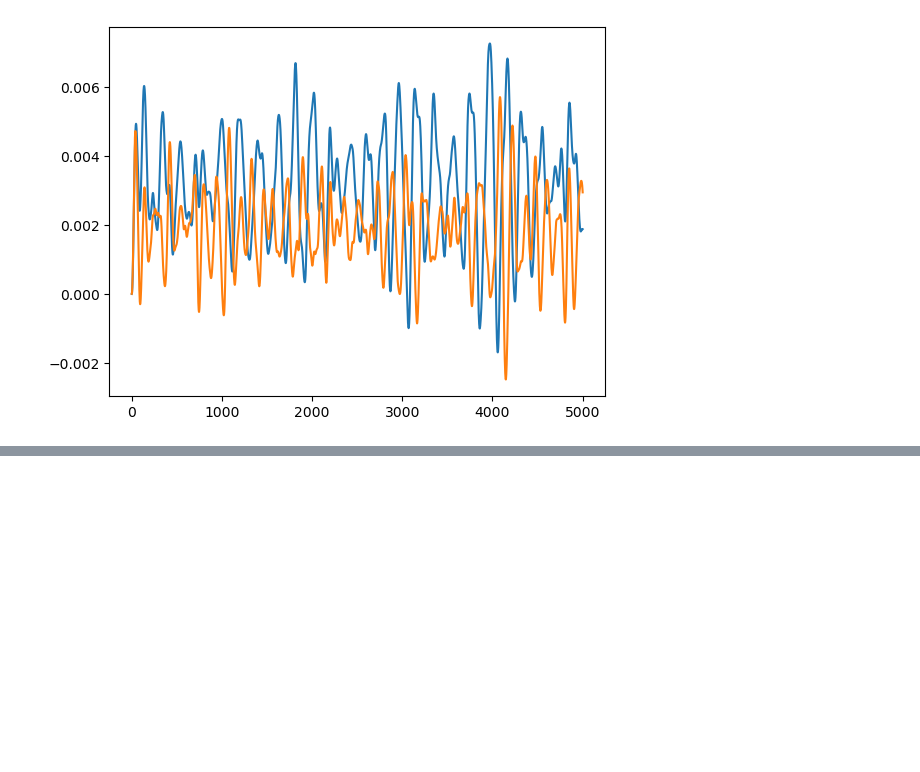
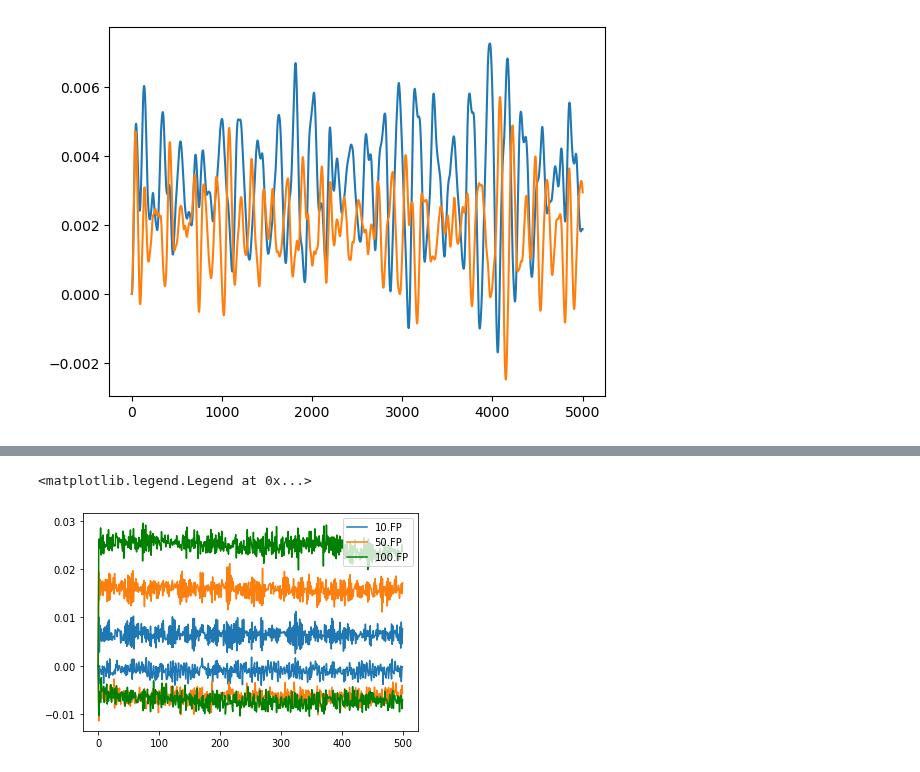
Before and after one commit to HE-RU10/ga2o3, a Jupyter notebook: Untitled1.ipynb, the cells around one changed output, grey strips where cells are left out. Drawn from its saved outputs; the diff is of its cells as text; code cells hidden in the pictures; blank space fills up the shorter version.

```diff
--- a/Untitled1.ipynb
+++ b/Untitled1.ipynb
@@ -67,0 +97,15 @@ plt.plot((log.get("Ly")-log.get("Ly")[0])/log.get("Ly")[0])
+# %%
+path='/home/heruhe/Desktop/Ga2o3/Frenkelpair/GaFPA/GaFP_nvt/npt'
+colors=['#1f77b4', '#ff7f0e', 'g', 'r', (0.5, 0.2, 0.8), (0.2, 0.6, 0.5, 0.8), 'y']
+j=0
+for i in [10,50,100]:
+
+    fn=path+'/npt_{}.log'.format(i)
+    log = lammps_logfile.File(fn)
+    plt.plot((log.get("Lx")-log.get("Lx")[0])/log.get("Lx")[0],color=colors[j],label='{}.FP'.format(i))
+    plt.plot((log.get("Ly")-log.get("Ly")[0])/log.get("Ly")[0],color=colors[j])
+    j=j+1
+plt.legend()
+# %% [output]
+<matplotlib.legend.Legend at 0x...>
+[figure, added]
```
Also changed, not shown: parts of 5 cells of this notebook.
